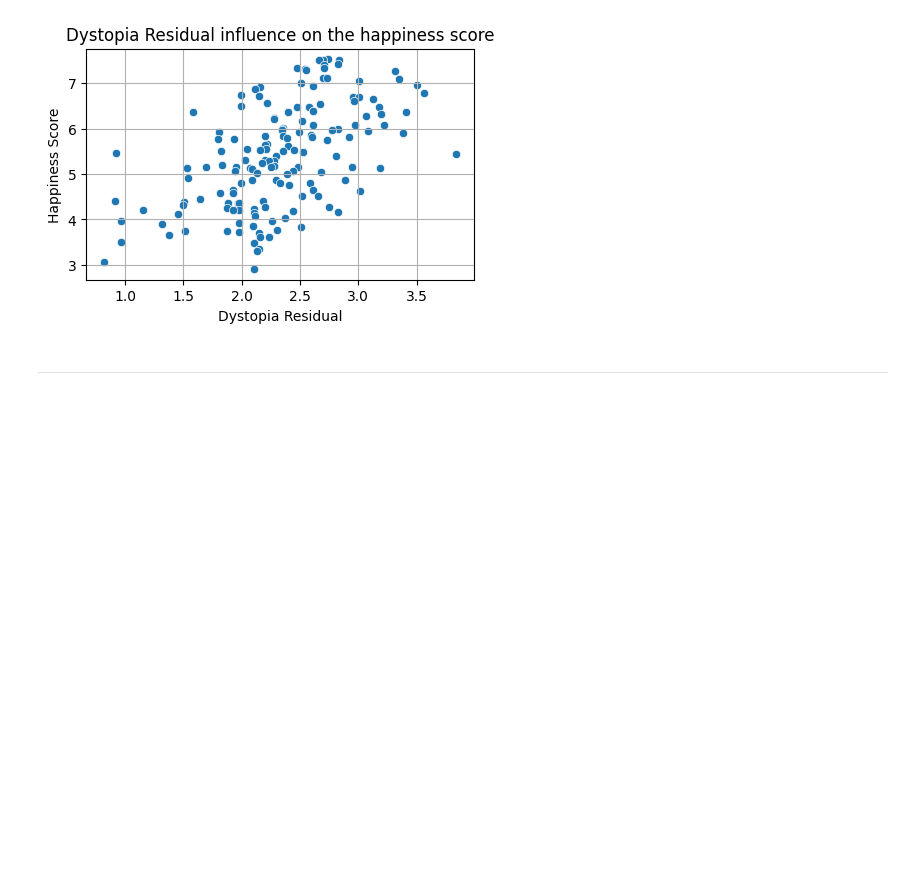
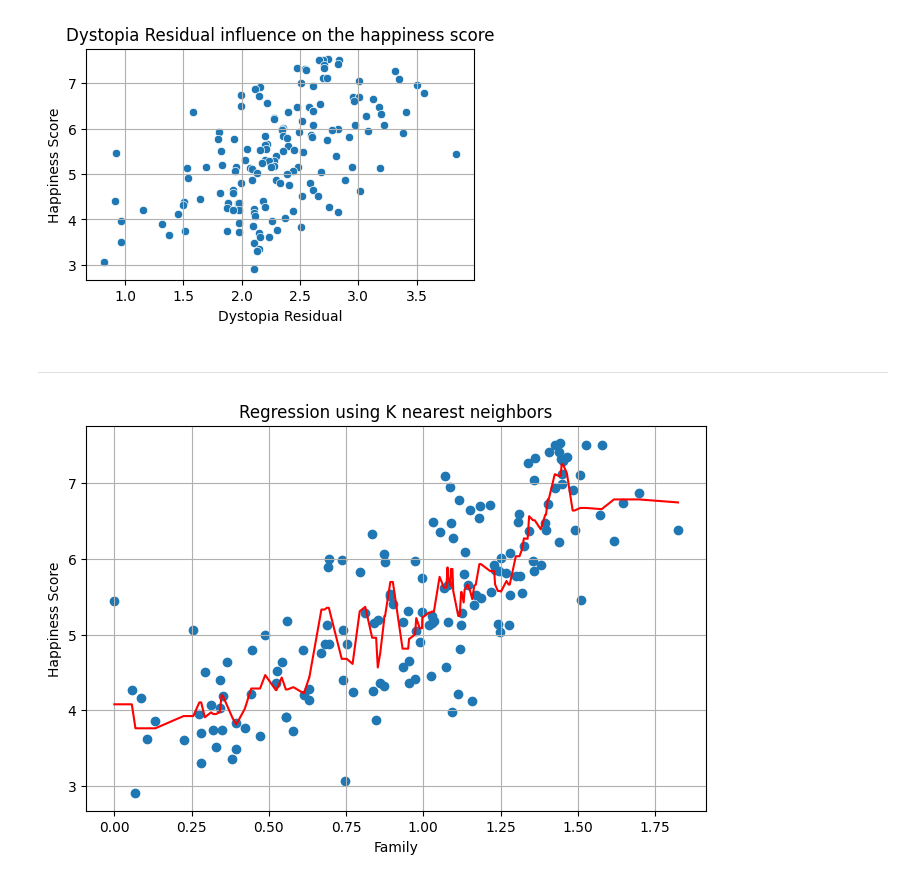
Before and after one commit to JasinskiKacper/machine_learning_from_scratch, a Jupyter notebook: 03_knearest_neighbors/experiments.ipynb, the cells around one changed output. Drawn from its saved outputs; the diff is of its cells as text; code cells hidden in the pictures; blank space fills up the shorter version.

Commit message:
implement k nearest neighbors

```diff
--- a/03_knearest_neighbors/experiments.ipynb
+++ b/03_knearest_neighbors/experiments.ipynb
@@ -83,3 +83,26 @@ for feature in features:
 ---
 # %%
 from knearest_neigbors import K_nearest_neighbors
+
+X = df['Economy (GDP per Capita)'].to_numpy()
+y = df['Happiness Score'].to_numpy()
+
+knearest = K_nearest_neighbors()
+
+knearest.fit(X, y)
+y_pred = knearest.predict_regressor(X=X, k=5)
+
+plt.figure(figsize=(8, 5))
+plt.scatter(X, y, label='Data')
+
+X_ypred = np.c_[X, y_pred]
+X_ypred = X_ypred[X_ypred[:, 0].argsort()]
+X_ypred
+
+plt.plot(X_ypred[:, 0], X_ypred[:, 1], color='red', label='K nearest neighbors')
+plt.xlabel('Family')
+plt.ylabel('Happiness Score')
+plt.title('Regression using K nearest neighbors')
+plt.grid()
+# %% [output]
+[figure, added]
```
Also changed, not shown: 1 other file.
